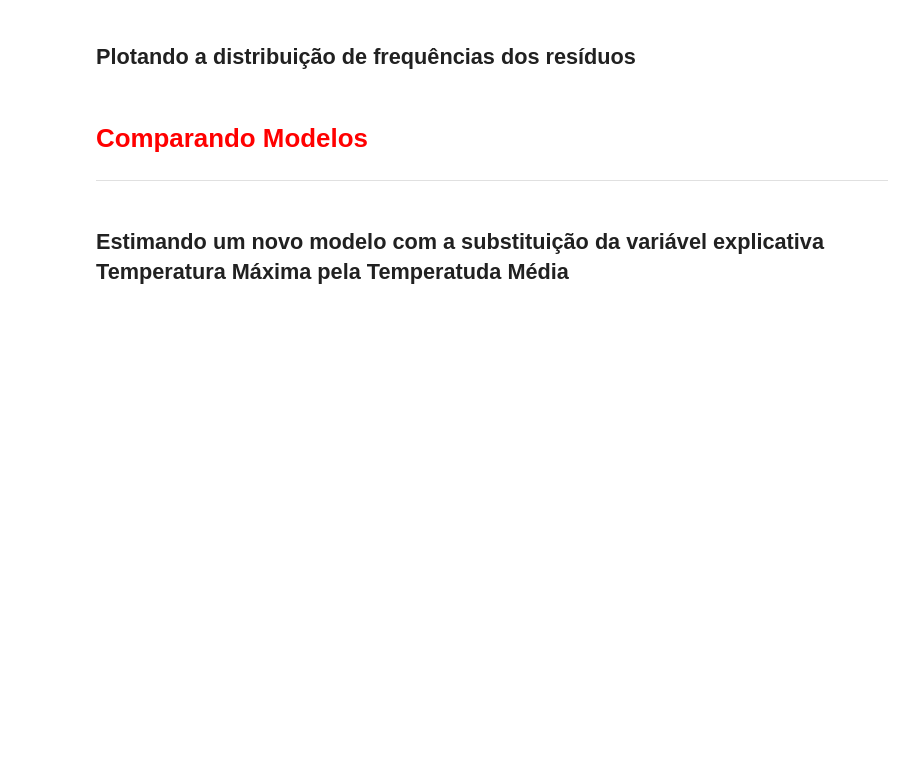
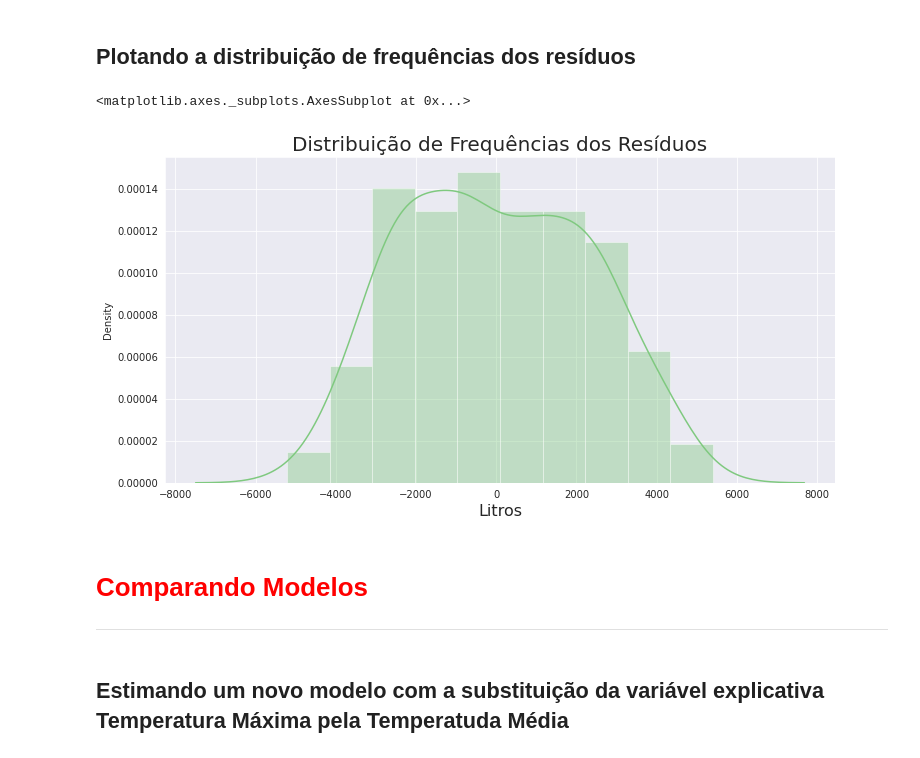
Before and after one commit to laurivansareta/data-science-modelo-regressao-linear, a Jupyter notebook: Projeto/Regressão Linear.ipynb, the cells around one changed output. Drawn from its saved outputs; the diff is of its cells as text; code cells hidden in the pictures; blank space fills up the shorter version.

```diff
--- a/Projeto/Regressão Linear.ipynb
+++ b/Projeto/Regressão Linear.ipynb
@@ -434,5 +552,15 @@ Fonte: Econometria Básica - 5ª edição - Gujarati e Porter
 # %% [markdown]
 ## Plotando a distribuição de frequências dos resíduos
+# %%
+ax = sns.distplot(x=residuo)
+ax.figure.set_size_inches(12,6)
+ax.set_title('Distribuição de Frequências dos Resíduos', fontsize=20)
+# ax.set_ylabel('Resíduo²', fontsize=16)
+ax.set_xlabel('Litros', fontsize=16)
+ax
+# %% [output]
+<matplotlib.axes._subplots.AxesSubplot at 0x...>
+[figure, added]
 # %% [markdown]
 # <font color='red' style='font-size: 30px;'>Comparando Modelos</font>
 <hr style='border: 2px solid red;'>
```
Also changed, not shown: parts of 29 cells of this notebook.
